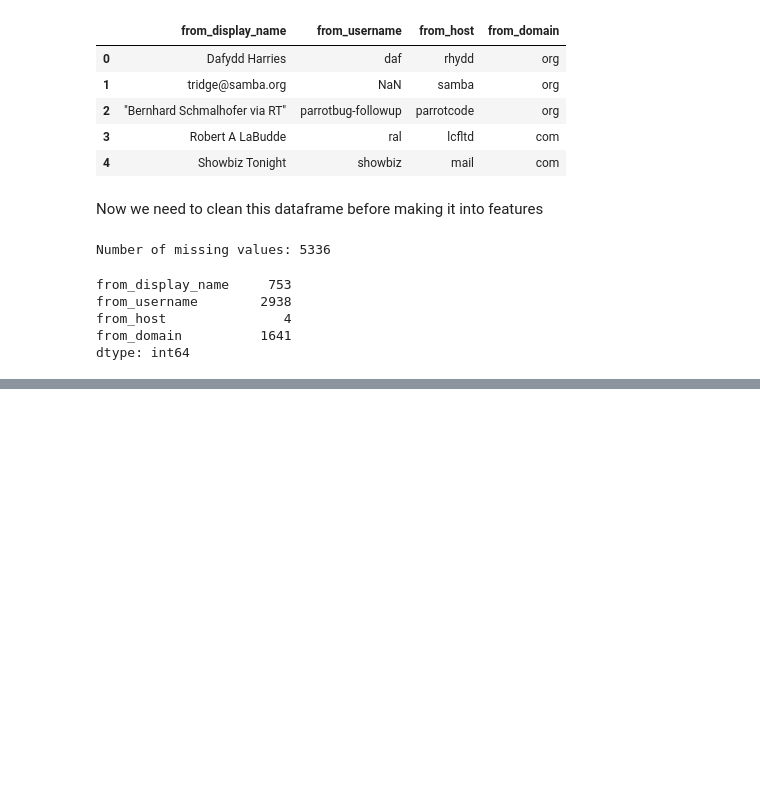
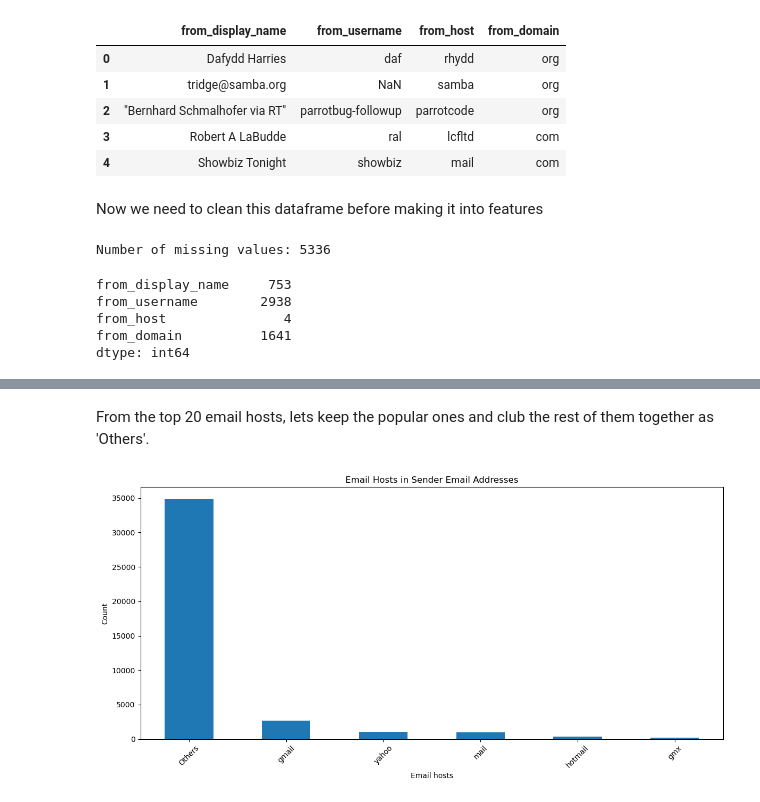
Before and after one commit to dfrancis-tech/email_spam, a Jupyter notebook: Feature_Engineering.ipynb, the cells around one changed output, grey strips where cells are left out. Saved outputs shown, nothing was run; the diff lists cells and outputs as text; code cells hidden in the pictures; blank space fills up the shorter version.

```diff
--- a/Feature_Engineering.ipynb
+++ b/Feature_Engineering.ipynb
@@ -155,0 +205,23 @@ df_email_from.isna().sum()
+# %% [markdown]
+From the top 20 email hosts, lets keep the popular ones and club the rest of them together as 'Others'.
+# %%
+# List of email hosts to keep
+popular_email_hosts = ['gmail', 'yahoo', 'mail', 'hotmail', 'gmx']
+
+# Map the 'from_host' column to 'Others' using lambda function and .apply
+df_email_from['from_host'] = df_email_from['from_host'].apply(lambda host: host if host in popular_email_hosts else 'Others')
+
+# Display new value counts for Sender email host
+email_host_counts = df_email_from['from_host'].value_counts()
+
+# Plotting the top 20 value counts as a bar plot
+plt.figure(figsize=(12, 6))
+email_host_counts.plot(kind='bar')
+plt.xlabel('Email hosts')
+plt.ylabel('Count')
+plt.title('Email Hosts in Sender Email Addresses')
+plt.xticks(rotation=45)
+plt.tight_layout()
+plt.show()
+# %% [output]
+[figure, added]
```
Also changed, not shown: parts of 10 cells of this notebook.
